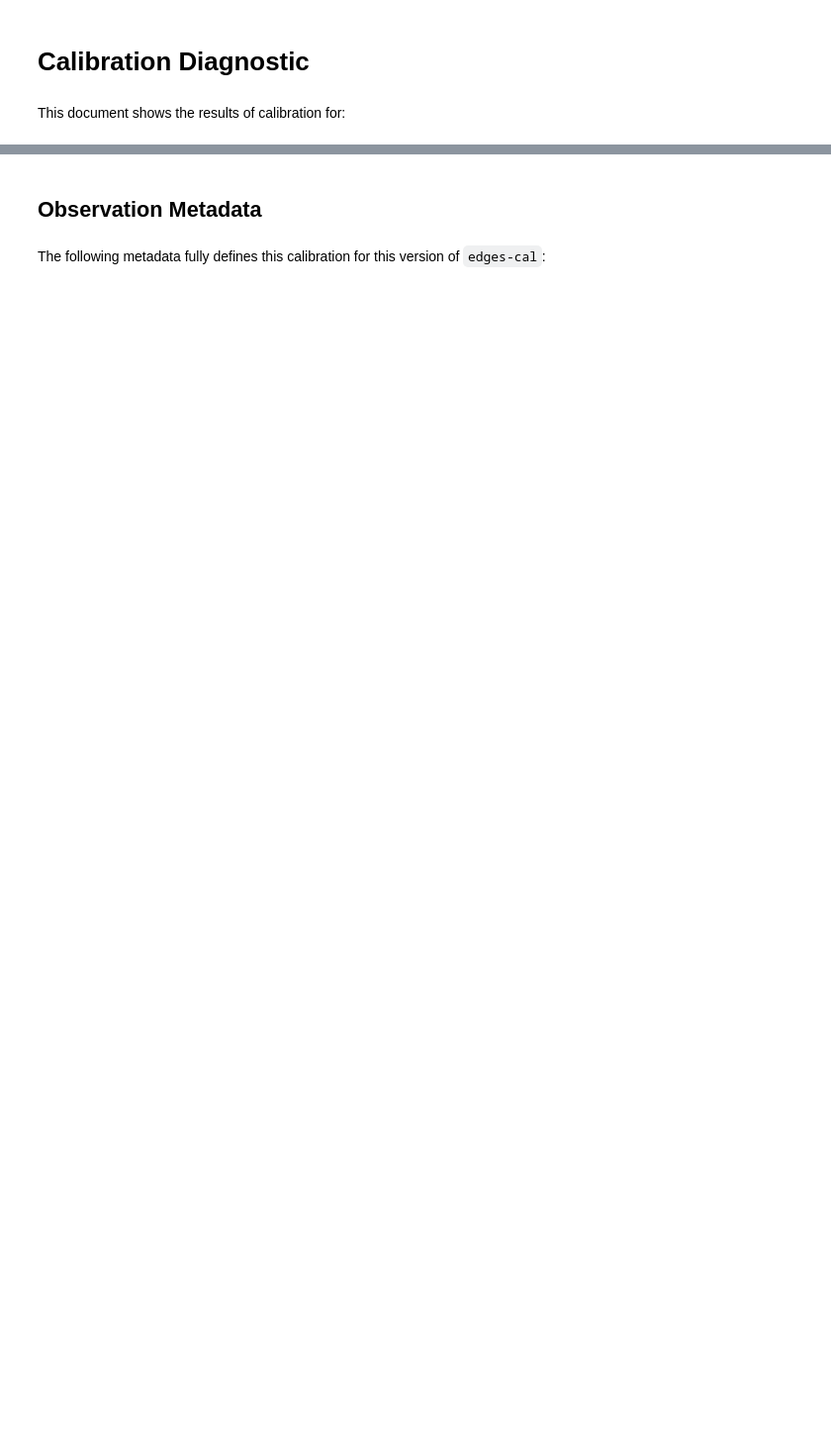
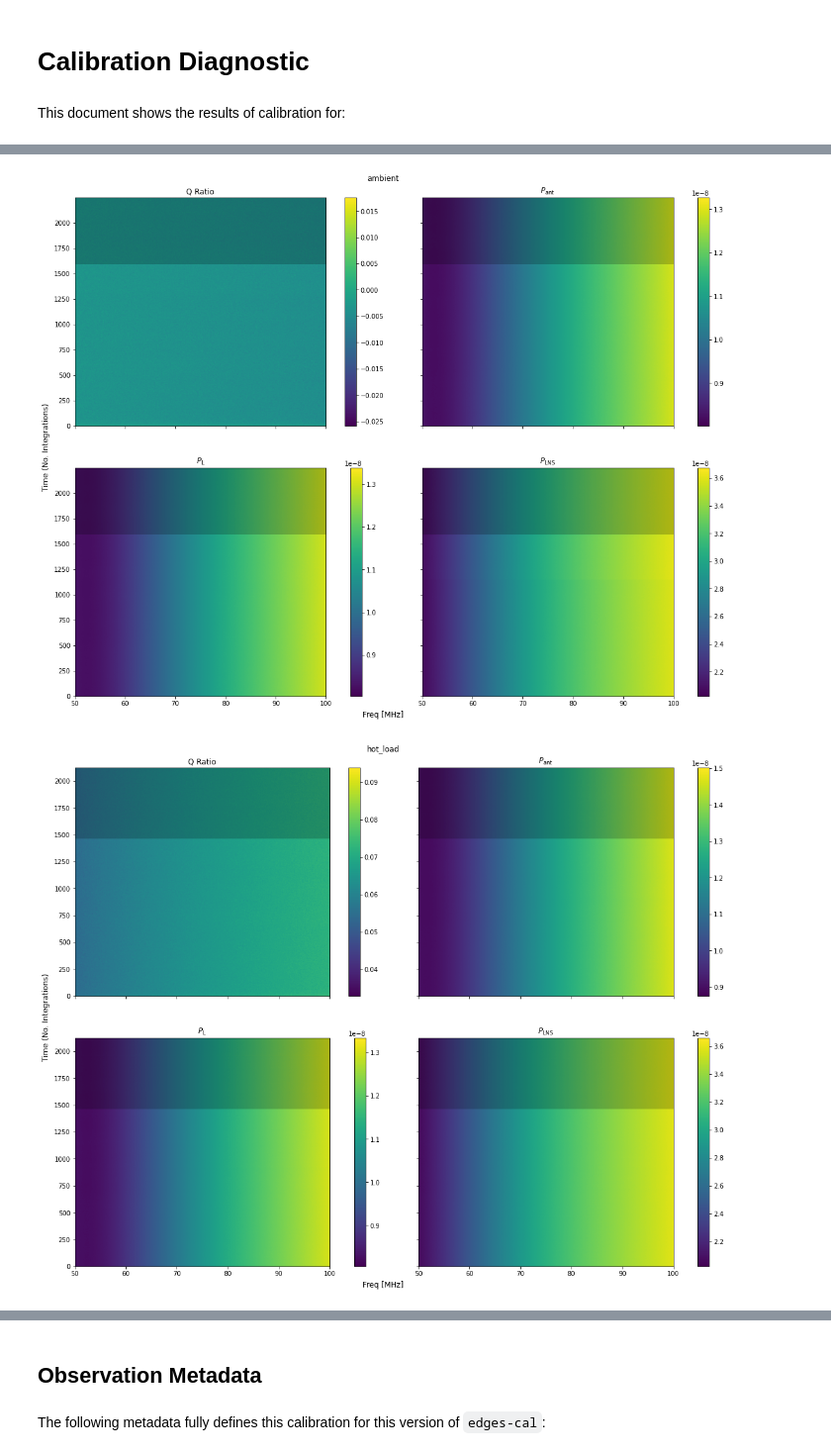
Before and after one commit to edges-collab/edges-cal, a Jupyter notebook: src/edges_cal/notebooks/calibrate-observation.ipynb, the cells around one changed output, grey strips where cells are left out. Shown at 99% size. Saved outputs shown, nothing was run; the diff lists cells and outputs as text; code cells hidden in the pictures; blank space fills up the shorter version.

```diff
--- a/src/edges_cal/notebooks/calibrate-observation.ipynb
+++ b/src/edges_cal/notebooks/calibrate-observation.ipynb
@@ -37,0 +99,40 @@ antsims = {name: calobs.new_load(load_name=name, io_obj=io_obs) for name in io_o
+# %%
+def plot_waterfalls(name):
+    amb = all_loads[name].spectrum
+
+    fig, ax = plt.subplots(2, 2, sharex=True, sharey=True, figsize=(15, 12), gridspec_kw={"hspace":0.1, 'wspace':0.1}, constrained_layout=True)
+
+    extent=(amb.freq.freq[0].value, amb.freq.freq[-1].value, 0, amb.q.shape[1]-1)
+
+    mask = np.ma.masked_where(~amb.flags.T, (amb.flags.T).astype(int))
+
+    im = ax[0,0].imshow(amb.q.T, aspect='auto', extent=extent, origin='lower')
+    ax[0,0].imshow(mask, aspect='auto', extent=extent, origin='lower', alpha=0.2, cmap='gray')
+    plt.colorbar(im, ax=ax[0,0])
+    ax[0,0].set_title("Q Ratio")
+
+    im = ax[0,1].imshow(amb.p_ant.T, aspect='auto', extent=extent, origin='lower')
+    ax[0,1].imshow(mask, aspect='auto', extent=extent, origin='lower', alpha=0.2, cmap='gray')
+    plt.colorbar(im, ax=ax[0,1])
+    ax[0,1].set_title(r"$P_{\rm ant}$")
+
+    im = ax[1,0].imshow(amb.p_load.T, aspect='auto', extent=extent, origin='lower')
+    ax[1,0].imshow(mask, aspect='auto', extent=extent, origin='lower', alpha=0.2, cmap='gray')
+    plt.colorbar(im, ax=ax[1,0])
+    ax[1,0].set_title(r"$P_{\rm L}$")
+
+    im = ax[1,1].imshow(amb.p_ns.T, aspect='auto', extent=extent, origin='lower')
+    ax[1,1].imshow(mask, aspect='auto', extent=extent, origin='lower', alpha=0.2, cmap='gray')
+    plt.colorbar(im, ax=ax[1,1])
+    ax[1,1].set_title(r"$P_{\rm LNS}$");
+
+    fig.supxlabel("Freq [MHz]")
+    fig.supylabel("Time (No. Integrations)")
+    fig.suptitle(name)
+#plt.colorbar()
+# %%
+for name in all_loads:
+    plot_waterfalls(name);
+# %% [output]
+[figure, added]
+[figure, added]
```
Also changed, not shown: parts of 34 cells of this notebook, 7 other files.
